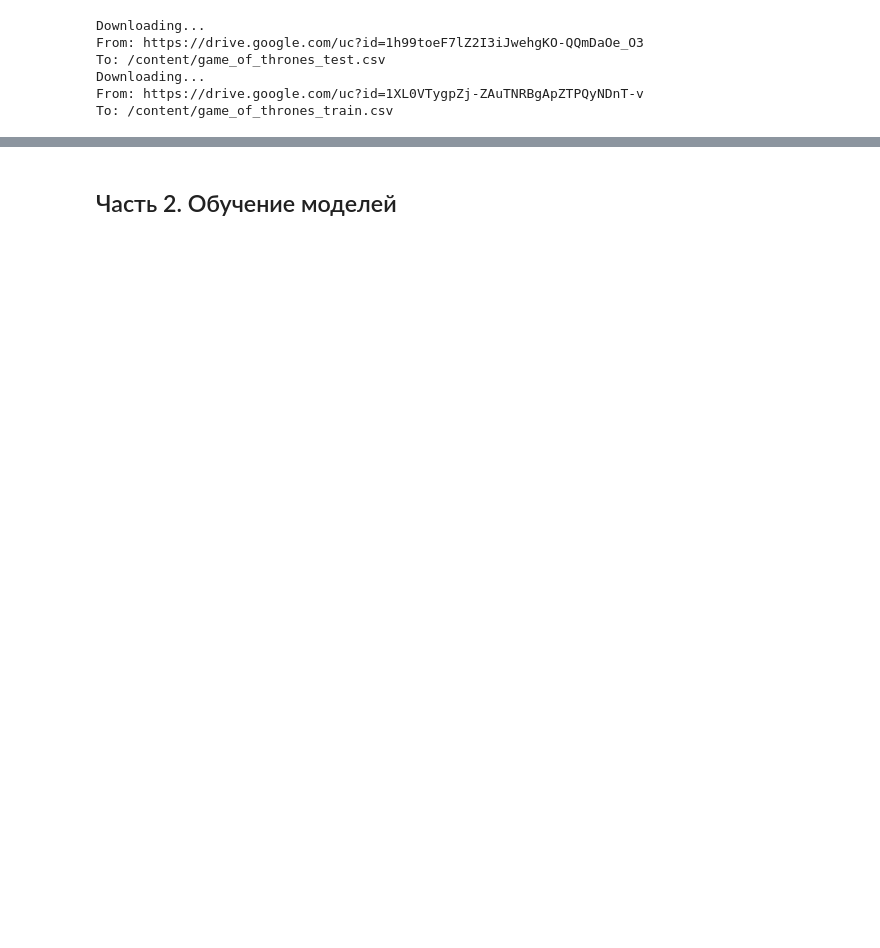
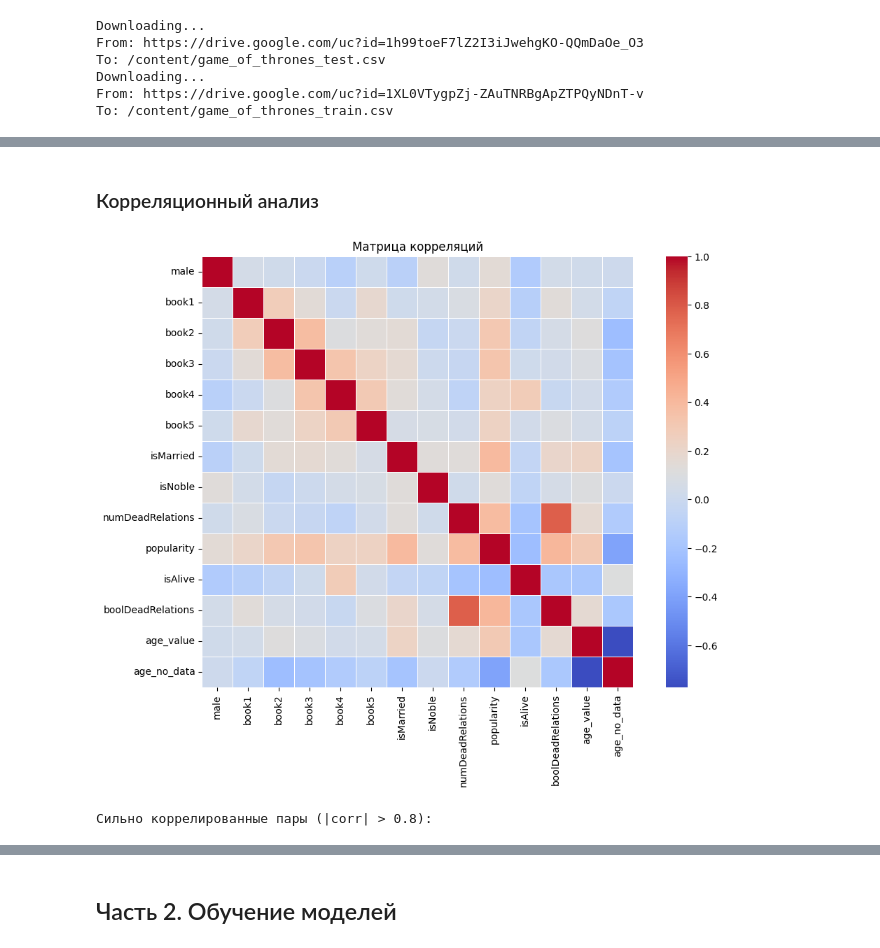
Before and after one commit to dtvai00/part_1_ml_cv, a Jupyter notebook: week_01_ml_intro/Homework/hw_1_game_of_thrones.ipynb, the cells around one changed output, grey strips where cells are left out. Drawn from its saved outputs; the diff is of its cells as text; code cells hidden in the pictures; blank space fills up the shorter version.

```diff
--- a/week_01_ml_intro/Homework/hw_1_game_of_thrones.ipynb
+++ b/week_01_ml_intro/Homework/hw_1_game_of_thrones.ipynb
@@ -334,0 +215,9 @@ X_train, X_val, y_train, y_val = # ...
+# %%
+# Строим обратный словарь, чтобы каждому исходному значению culture соответствовала группа.
+
+cultures_grouped_inverted = {}
+for k in cultures_grouped.keys():
+  for v in cultures_grouped[k]:
+      cultures_grouped_inverted.update({v:k})
+
+cultures_grouped_inverted
@@ -334,0 +242,4 @@ X_train, X_val, y_train, y_val = # ...
+# %%
+# Применяем группировку culture и заполняем пропуски значением culture_no_data.
+data['culture_grouped'] = data['culture'].str.lower().map(cultures_grouped_inverted)
+data['culture_grouped'] = data['culture_grouped'].fillna('culture_no_data')
@@ -334,0 +342,3 @@ X_train, X_val, y_train, y_val = # ...
+# %%
+na_cols = data.isna().sum()/data.shape[0]
+cols_to_keep = na_cols[na_cols.values < 0.2].index[1:-1].to_list()
@@ -334,0 +421,35 @@ X_train, X_val, y_train, y_val = # ...
+# %% [markdown]
+### Корреляционный анализ
+# %%
+# Вспомогательная функция для поиска сильных корреляций между числовыми признаками.
+def plot_correlation_matrix(df, threshold=0.8):
+
+    corr_matrix = df.corr()
+
+    plt.figure(figsize=(12, 8))
+    sns.heatmap(corr_matrix, fmt='.2f', cmap='coolwarm', square=True, linewidths=0.5)
+    plt.title('Матрица корреляций')
+    plt.show()
+
+    strong_corr = []
+    for i in range(len(corr_matrix.columns)):
+        for j in range(i+1, len(corr_matrix.columns)):
+            if abs(corr_matrix.iloc[i, j]) > threshold:
+                strong_corr.append((
+                    corr_matrix.columns[i],
+                    corr_matrix.columns[j],
+                    corr_matrix.iloc[i, j]
+                ))
+
+    print(f"\nСильно коррелированные пары (|corr| > {threshold}):")
+    for f1, f2, corr in strong_corr:
+        print(f"  {f1} - {f2}: {corr:.3f}")
+
+    return corr_matrix, strong_corr
+
+cols_num = list(data[cols_to_keep].select_dtypes(include=np.number).columns)
+
+corr_matrix, strong_pairs = plot_correlation_matrix(data[cols_num], threshold=0.8)
+# %% [output]
+[figure, added]
+Сильно коррелированные пары (|corr| > 0.8):
```
Also changed, not shown: parts of 118 cells of this notebook, 4 other files.
